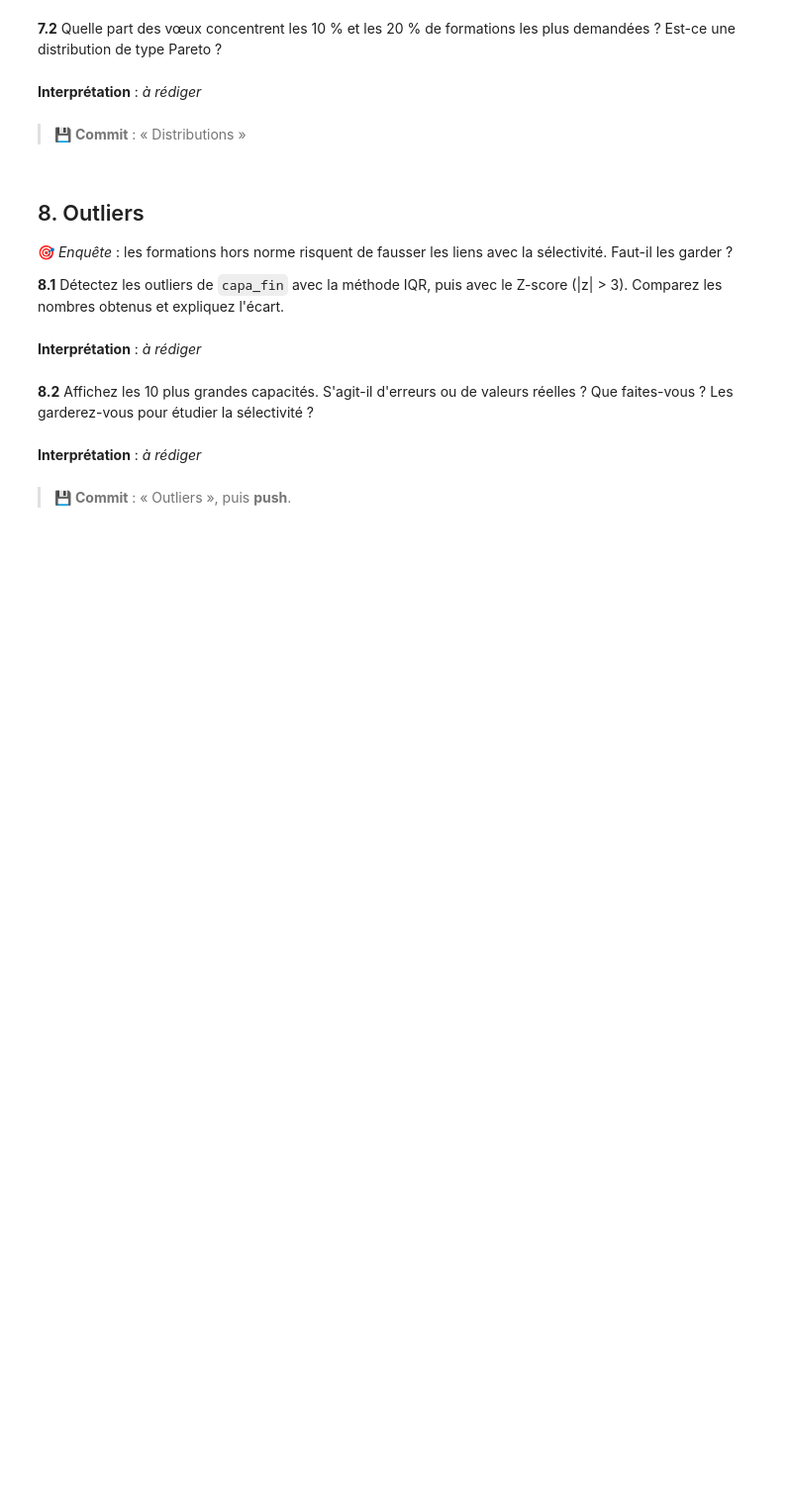
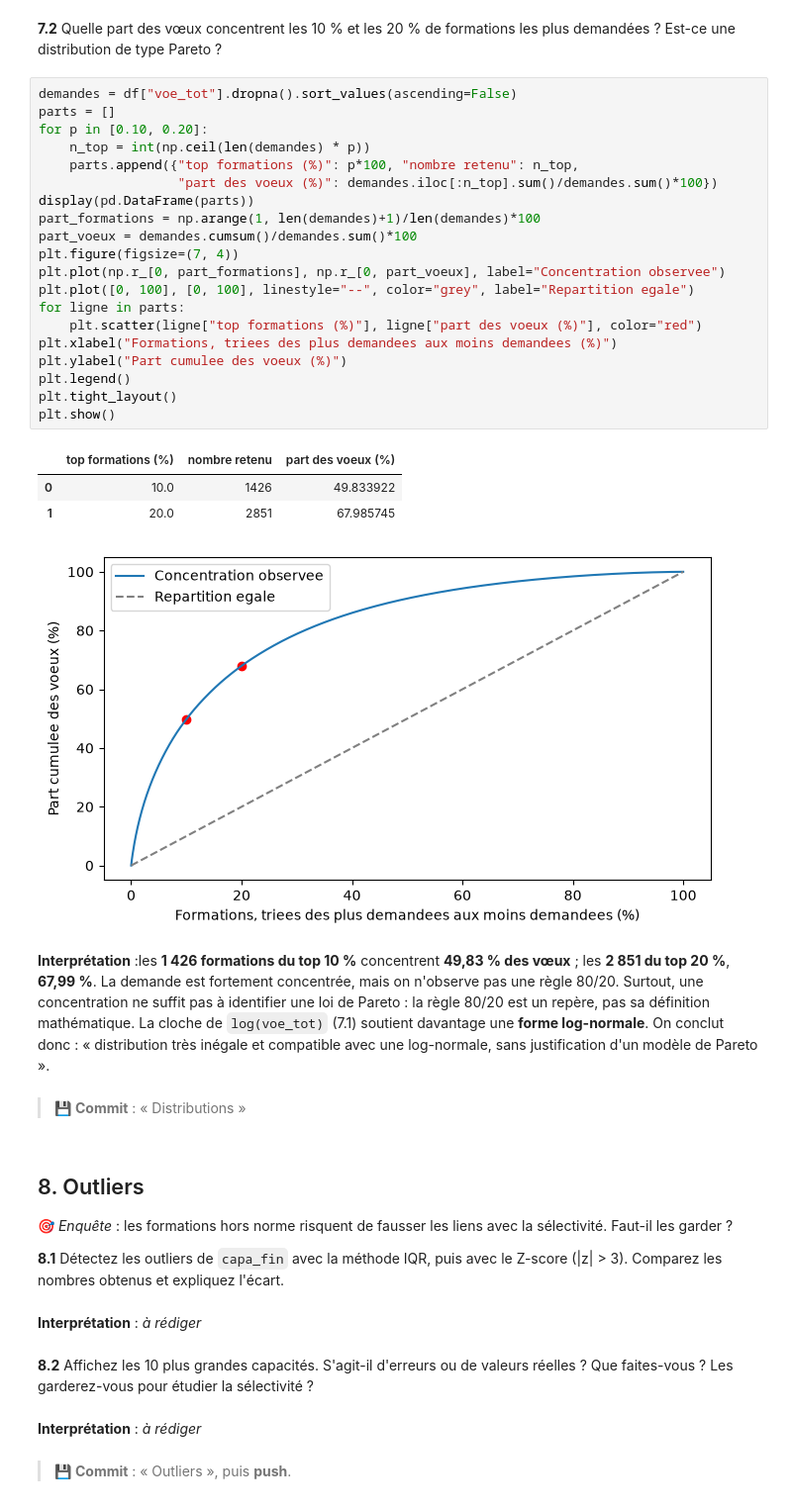
Before and after one commit to Anaisblk/Analyse-Parcoursup, a Jupyter notebook: TP_Parcoursup (1).ipynb, the cells around one changed output. Shown at 99% size. Cells and saved outputs as stored; diff of their text form; blank space fills up the shorter version.

```diff
--- a/TP_Parcoursup (1).ipynb
+++ b/TP_Parcoursup (1).ipynb
@@ -436,7 +454,32 @@ regle_normale
 # %% [markdown]
 **7.2** Quelle part des vœux concentrent les 10 % et les 20 % de formations les plus demandées ? Est-ce une distribution de type Pareto ?
+# %%
+demandes = df["voe_tot"].dropna().sort_values(ascending=False)
+parts = []
+for p in [0.10, 0.20]:
+    n_top = int(np.ceil(len(demandes) * p))
+    parts.append({"top formations (%)": p*100, "nombre retenu": n_top,
+                  "part des voeux (%)": demandes.iloc[:n_top].sum()/demandes.sum()*100})
+display(pd.DataFrame(parts))
+part_formations = np.arange(1, len(demandes)+1)/len(demandes)*100
+part_voeux = demandes.cumsum()/demandes.sum()*100
+plt.figure(figsize=(7, 4))
+plt.plot(np.r_[0, part_formations], np.r_[0, part_voeux], label="Concentration observee")
+plt.plot([0, 100], [0, 100], linestyle="--", color="grey", label="Repartition egale")
+for ligne in parts:
+    plt.scatter(ligne["top formations (%)"], ligne["part des voeux (%)"], color="red")
+plt.xlabel("Formations, triees des plus demandees aux moins demandees (%)")
+plt.ylabel("Part cumulee des voeux (%)")
+plt.legend()
+plt.tight_layout()
+plt.show()
+# %% [output]
+|  | top formations (%) | nombre retenu | part des voeux (%) |
+| 0 | 10.0 | 1426 | 49.833922 |
+| 1 | 20.0 | 2851 | 67.985745 |
+[figure, added]
 # %% [markdown]
-**Interprétation** : _à rédiger_
+**Interprétation** :les **1 426 formations du top 10 %** concentrent **49,83 % des vœux** ; les **2 851 du top 20 %**, **67,99 %**. La demande est fortement concentrée, mais on n'observe pas une règle 80/20. Surtout, une concentration ne suffit pas à identifier une loi de Pareto : la règle 80/20 est un repère, pas sa définition mathématique. La cloche de `log(voe_tot)` (7.1) soutient davantage une **forme log-normale**. On conclut donc : « distribution très inégale et compatible avec une log-normale, sans justification d'un modèle de Pareto ».
 # %% [markdown]
 > 💾 **Commit** : « Distributions »
 # %% [markdown]
```
Also changed, not shown: parts of 2 cells of this notebook.
